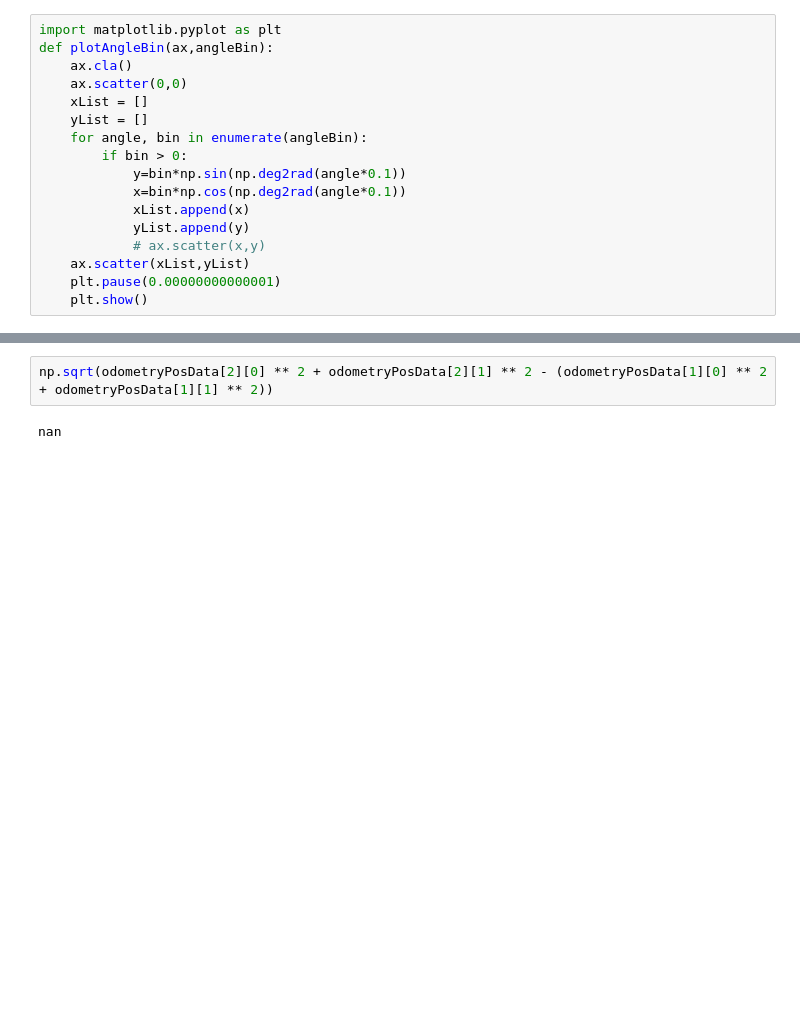
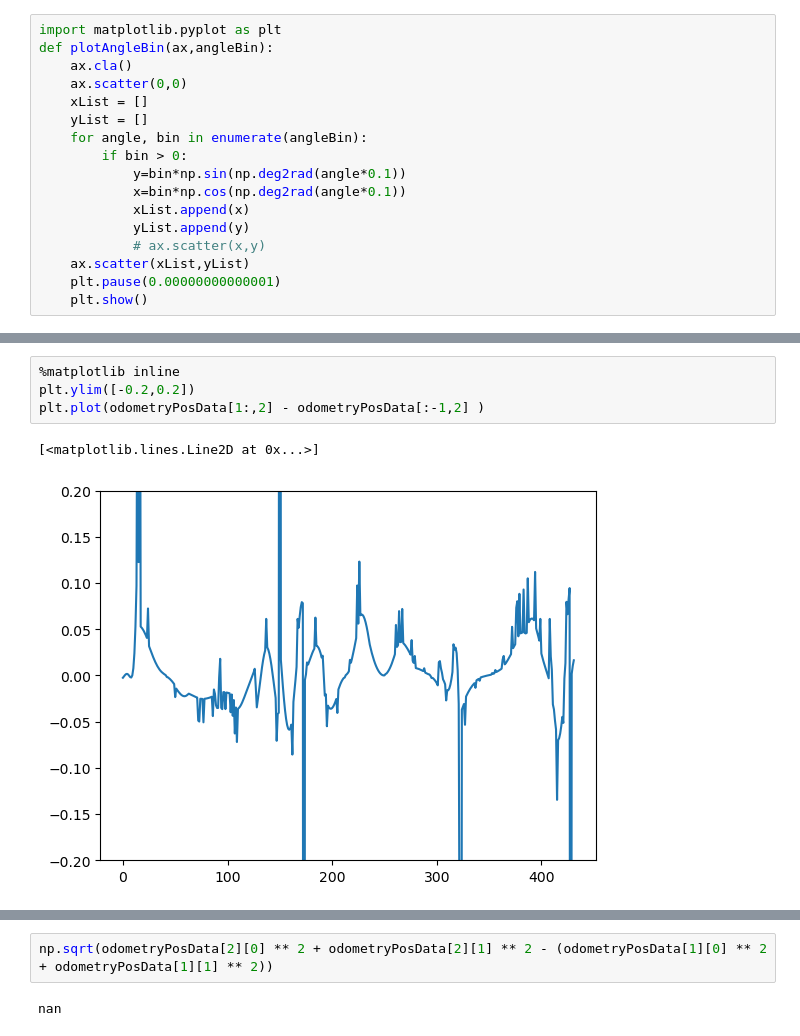
Before and after one commit to onrdmr/2D-lidar-RCnn-Ros, a Jupyter notebook: sensorBagUnpacker.ipynb, the cells around one changed output, grey strips where cells are left out. Drawn from its saved outputs; the diff is of its cells as text; blank space fills up the shorter version.

```diff
--- a/sensorBagUnpacker.ipynb
+++ b/sensorBagUnpacker.ipynb
@@ -108 +116,8 @@ plt.plot(odometryPosData[:,2])
+# %%
+%matplotlib inline
+plt.ylim([-0.2,0.2])
+plt.plot(odometryPosData[1:,2] - odometryPosData[:-1,2] )
+# %% [output]
+[<matplotlib.lines.Line2D at 0x...>]
+[figure, added]
 # %%
```
Also changed, not shown: parts of 20 cells of this notebook, 1 other file.
